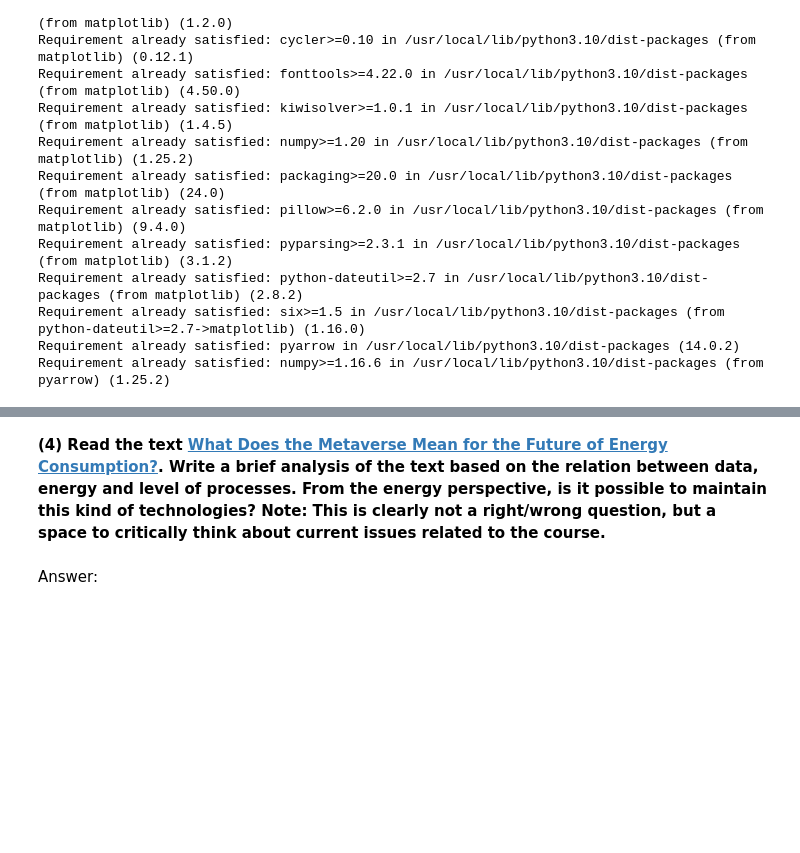
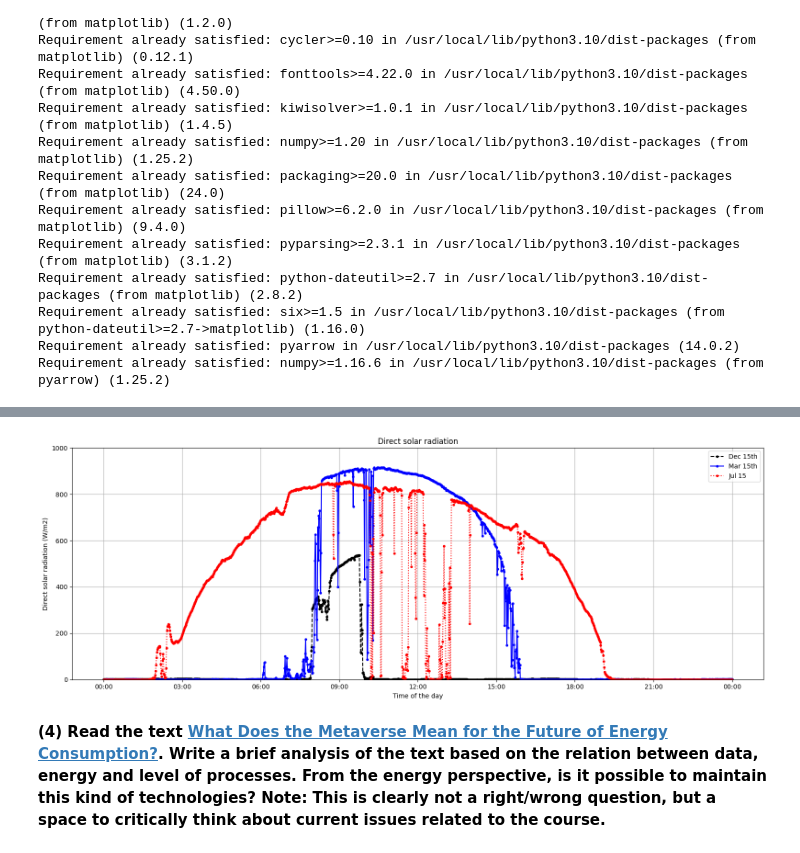
Before and after one commit to 3p10/intro-iot-systems, a Jupyter notebook: Week 2/homework-w2.ipynb, the cells around one changed output, grey strips where cells are left out. Saved outputs shown, nothing was run; the diff lists cells and outputs as text; code cells hidden in the pictures; blank space fills up the shorter version.

```diff
--- a/Week 2/homework-w2.ipynb
+++ b/Week 2/homework-w2.ipynb
@@ -65,4 +128,31 @@ warnings.filterwarnings('ignore')
+# %%
+# Calculate the time difference and make the date equal
+
+
+delta1 = dec15.index[0].date() - mar15.index[0].date()
+delta2 = dec15.index[0].date() - jul15.index[0].date()
+# %%
+fig, ax = plt.subplots(1,figsize=(16,6))
+
+plt.plot(dec15.index, dec15.values, label="Dec 15th", color='black', marker='.',linestyle='--')
+
+plt.plot(mar15.index + pd.offsets.Day(delta1.days),mar15.values, label="Mar 15th", color='blue', marker='.',linestyle='-')
+
+plt.plot(jul15.index + pd.offsets.Day(delta2.days), jul15.values, label="Jul 15", color='red', marker='.',linestyle=':')
+
+plt.legend()
+plt.ylim([0, 1000])
+plt.title("Direct solar radiation")
+plt.ylabel("Direct solar radiation (W/m2)")
+plt.xlabel("Time of the day")
+plt.grid(True)
+plt.tight_layout()
+
+xfmt = mdates.DateFormatter('%H:%M')
+ax.xaxis.set_major_formatter(xfmt)
+
+plt.show()
+# %% [output]
+[figure, added]
 # %% [markdown]
 **(4) Read the text [What Does the Metaverse Mean for the Future of Energy Consumption?](https://earth.org/metaverse-energy-consumption/). Write a brief analysis of the text based on the relation between data, energy and level of processes. From the energy perspective, is it possible to maintain this kind of technologies? Note: This is clearly not a right/wrong question, but a space to critically think about current issues related to the course.**
-# %% [markdown]
-Answer:
```
Also changed, not shown: parts of 5 cells of this notebook.
